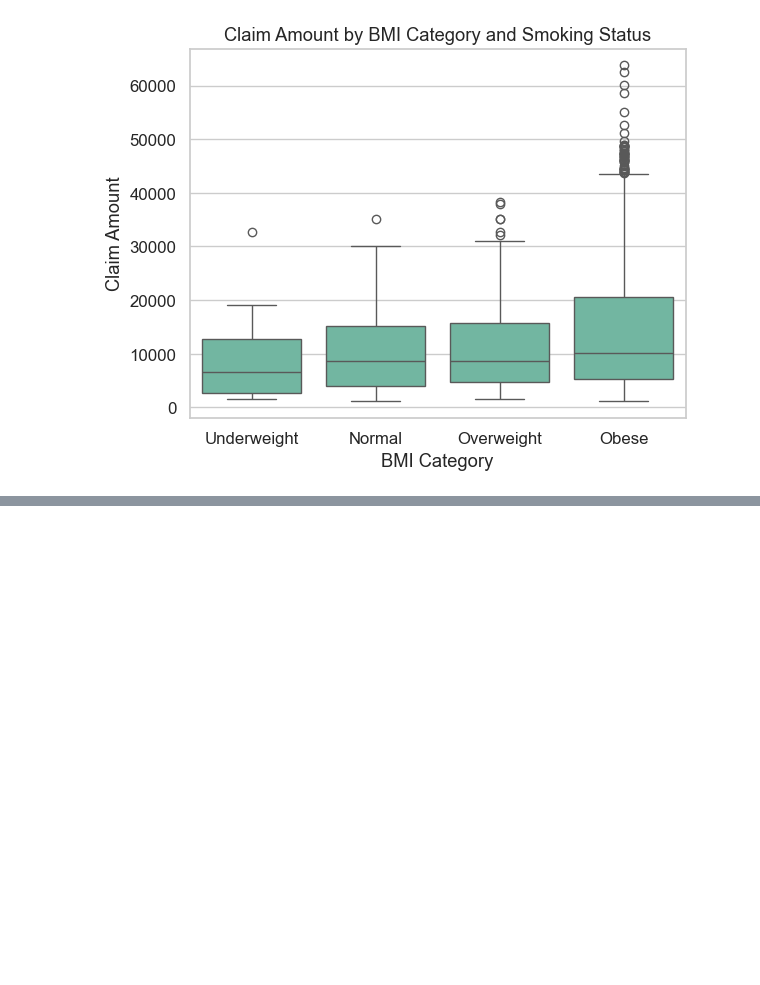
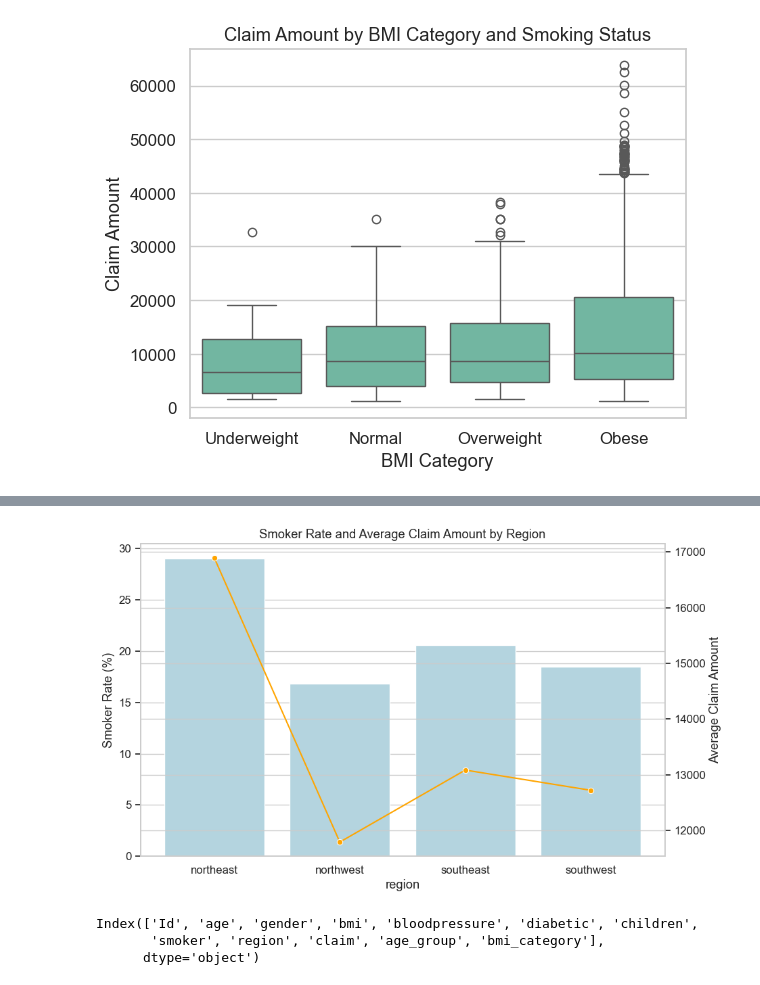
Before and after one commit to janhavitupe/Health-Insurance-Cost-Prediction-using-R-, a Jupyter notebook: model.ipynb, the cells around one changed output, grey strips where cells are left out. Saved outputs shown, nothing was run; the diff lists cells and outputs as text; code cells hidden in the pictures; blank space fills up the shorter version.

```diff
--- a/model.ipynb
+++ b/model.ipynb
@@ -267,3 +249,8 @@ plt.ylabel("Claim Amount")
 plt.show()
 # %% [output]
 [figure]
+# %%
+region_stats=df.groupby("region").agg(
+    smoker_rate = ("smoker", lambda x: (x=="Yes").mean()*100),
+    mean_claim = ("claim", "mean")
+).reset_index()
@@ -269,0 +265,11 @@ plt.show()
+# %%
+fig, ax1 = plt.subplots(figsize=(10,6))
+sns.barplot(data=region_stats, x="region", y="smoker_rate", ax=ax1, color="lightblue")
+ax2 = ax1.twinx()
+sns.lineplot(data=region_stats, x="region", y="mean_claim", ax=ax2, color="orange", marker="o")
+ax1.set_ylabel("Smoker Rate (%)")
+ax2.set_ylabel("Average Claim Amount")
+plt.title("Smoker Rate and Average Claim Amount by Region")
+plt.show()
+# %% [output]
+[figure, added]
@@ -269,0 +281,6 @@ plt.show()
+# %%
+df.columns
+# %% [output]
+Index(['Id', 'age', 'gender', 'bmi', 'bloodpressure', 'diabetic', 'children',
+       'smoker', 'region', 'claim', 'age_group', 'bmi_category'],
+      dtype='object')
```
Also changed, not shown: parts of 27 cells of this notebook, 3 other files.
